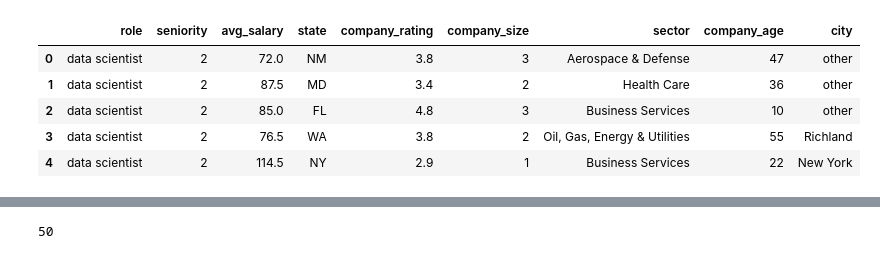
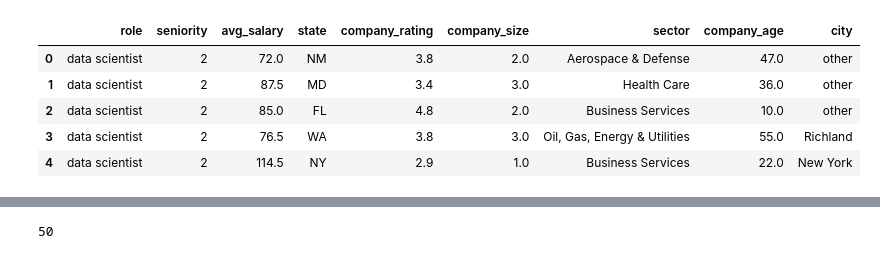
Before and after one commit to aidanberry12/Glassdoor_Salary_Analysis, a Jupyter notebook: Exploratory_Analysis.ipynb, the cells around one changed output, grey strips where cells are left out. Saved outputs shown, nothing was run; the diff lists cells and outputs as text; code cells hidden in the pictures.

```diff
--- a/Exploratory_Analysis.ipynb
+++ b/Exploratory_Analysis.ipynb
@@ -68,18 +79,22 @@ plt.legend(loc='lower right')
 # %%
+# create a numeric variable for company size with small=1, medium=2, large=3
+
 def map_company_size(value):
     if value == "small":
         return 1
+    elif value == "medium":
+        return 2
     elif value == "large":
-        return 2
+        return 3
     else:
-        return 3
+        return np.nan
 
 df['company_size'] = df['company_size'].apply(map_company_size)
 df.head()
 # %% [output]
 |  | role | seniority | avg_salary | state | company_rating | company_size | sector | company_age | city |
-| 0 | data scientist | 2 | 72.0 | NM | 3.8 | 3 | Aerospace & Defense | 47 | other |
-| 1 | data scientist | 2 | 87.5 | MD | 3.4 | 2 | Health Care | 36 | other |
-| 2 | data scientist | 2 | 85.0 | FL | 4.8 | 3 | Business Services | 10 | other |
-| 3 | data scientist | 2 | 76.5 | WA | 3.8 | 2 | Oil, Gas, Energy & Utilities | 55 | Richland |
-| 4 | data scientist | 2 | 114.5 | NY | 2.9 | 1 | Business Services | 22 | New York |
+| 0 | data scientist | 2 | 72.0 | NM | 3.8 | 2.0 | Aerospace & Defense | 47.0 | other |
+| 1 | data scientist | 2 | 87.5 | MD | 3.4 | 3.0 | Health Care | 36.0 | other |
+| 2 | data scientist | 2 | 85.0 | FL | 4.8 | 2.0 | Business Services | 10.0 | other |
+| 3 | data scientist | 2 | 76.5 | WA | 3.8 | 3.0 | Oil, Gas, Energy & Utilities | 55.0 | Richland |
+| 4 | data scientist | 2 | 114.5 | NY | 2.9 | 1.0 | Business Services | 22.0 | New York |
```
Also changed, not shown: parts of 51 cells of this notebook, 5 other files.
